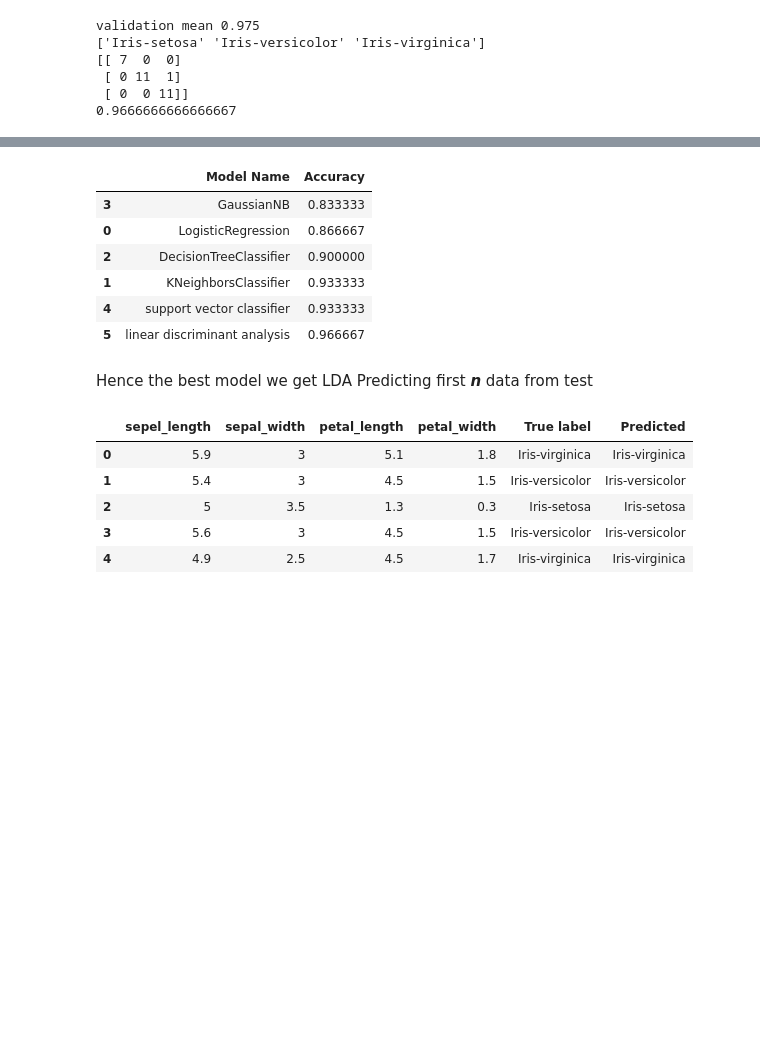
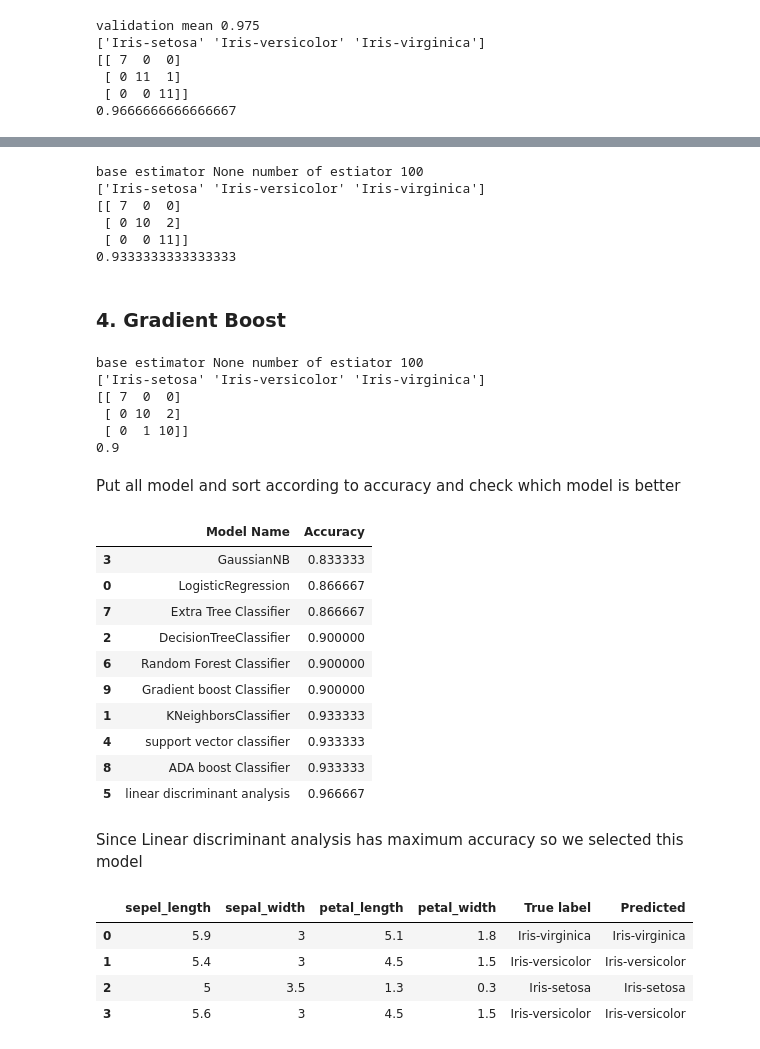
Before and after one commit to Aksh-kumar/ML_Projects, a Jupyter notebook: Iris_Data_Analysis/Iris_dataset.ipynb, the cells around one changed output, grey strips where cells are left out. Saved outputs shown, nothing was run; the diff lists cells and outputs as text; code cells hidden in the pictures; blank space fills up the shorter version.

```diff
--- a/Iris_Data_Analysis/Iris_dataset.ipynb
+++ b/Iris_Data_Analysis/Iris_dataset.ipynb
@@ -472,0 +533,7 @@ validation mean 0.975
+# %%
+et = get_optimal_model_extra_tree_classifier(no_of_trees=100, max_depth=None, min_samples_lf=1, min_samples_splt=2)
+et.model.fit(X_train,Y_train)
+predicted = et.model.predict(X_test[:,:])
+print(dataset['class'].unique())
+print(confusion_matrix(Y_test, predicted,labels=dataset['class'].unique()))
+print(accuracy_score(Y_test, predicted))
@@ -473,38 +560,93 @@ validation mean 0.975
+# %%
+ada = get_optimal_ADA_boost(no_est=100)
+ada.model.fit(X_train,Y_train)
+predicted = ada.model.predict(X_test[:,:])
+print(dataset['class'].unique())
+print(confusion_matrix(Y_test, predicted,labels=dataset['class'].unique()))
+print(accuracy_score(Y_test, predicted))
+# %% [output]
+base estimator None number of estiator 100
+['Iris-setosa' 'Iris-versicolor' 'Iris-virginica']
+[[ 7  0  0]
+ [ 0 10  2]
+ [ 0  0 11]]
+0.9333333333333333
+# %% [markdown]
+### 4. Gradient Boost
+# %%
+def get_optimal_Gradient_boost(no_est=100, max_depth=3, min_samples_lf=1, min_samples_splt=2, verbose = True) :
+    algo = 'deviance' # {‘deviance’, ‘exponential’}
+    #subsample - The fraction of samples to be used for fitting the individual base learners.
+    # If smaller than 1.0 this results in Stochastic Gradient Boosting
+    # criterion :- "friedman_mse, mse, mae"
+    base_est = None  # for decision tree max_depth = 1
+    gb = GradientBoostingClassifier(loss=algo, learning_rate=0.1, n_estimators=no_est, subsample=1.0,
+                                    criterion='friedman_mse', min_samples_split=min_samples_splt,
+                                    min_samples_leaf=min_samples_lf, min_weight_fraction_leaf=0.0,
+                                    max_depth=max_depth, min_impurity_decrease=0.0, min_impurity_split=None,
+                                    init=None, random_state=0, max_features=None, verbose=0,
+                                    max_leaf_nodes=None, warm_start=False, presort='auto',
+                                    validation_fraction=0.1, n_iter_no_change=None, tol=0.0001)
+    if verbose :
+        print('base estimator {0} number of estiator {1}'.format(str(base_est),str(no_est)))
+    gb_class = ModelObject('Gradient boost Classifier')
+    gb_class.model = gb
+    return gb_class
+# %%
+gb = get_optimal_Gradient_boost(no_est=100, max_depth=4, min_samples_lf=1, min_samples_splt=2, verbose = True)
+gb.model.fit(X_train,Y_train)
+predicted = gb.model.predict(X_test[:,:])
+print(dataset['class'].unique())
+print(confusion_matrix(Y_test, predicted,labels=dataset['class'].unique()))
+print(accuracy_score(Y_test, predicted))
+# %% [output]
+base estimator None number of estiator 100
+['Iris-setosa' 'Iris-versicolor' 'Iris-virginica']
+[[ 7  0  0]
+ [ 0 10  2]
+ [ 0  1 10]]
+0.9
+# %% [markdown]
+Put all model and sort according to accuracy and check which model is better
 # %%
-ls=[lr, knn, dt, gnb, svc, lda]
+ls=[lr, knn, dt, gnb, svc, lda, rf, et, ada, gb]
 name=[]
 acc = []
+df = pd.DataFrame()
 for i in ls :
     i.model.fit(X_train,Y_train)
     predicted = i.model.predict(X_test[:,:])
+    df[i.name] = predicted
     res = accuracy_score(Y_test, predicted)
     name.append(i.name)
     acc.append(res)
 dtf = pd.DataFrame({'Model Name': name, 'Accuracy': acc})
 dtf.sort_values(by=['Accuracy'])
 # %% [output]
 |  | Model Name | Accuracy |
 | 3 | GaussianNB | 0.833333 |
 | 0 | LogisticRegression | 0.866667 |
+| 7 | Extra Tree Classifier | 0.866667 |
 | 2 | DecisionTreeClassifier | 0.900000 |
+| 6 | Random Forest Classifier | 0.900000 |
+| 9 | Gradient boost Classifier | 0.900000 |
 | 1 | KNeighborsClassifier | 0.933333 |
 | 4 | support vector classifier | 0.933333 |
+| 8 | ADA boost Classifier | 0.933333 |
 | 5 | linear discriminant analysis | 0.966667 |
-# %% [markdown]
- Hence the best model we get LDA
-Predicting first ***n*** data from test
+# %% [markdown]
+Since Linear discriminant analysis has maximum accuracy so we selected this  model
 # %%
-n = 5
-true_label = Y_test[n]
+n = len(Y_test) # number of example you want to predict
+true_label = Y_test[:n]
 predicted = lda.model.predict(X_test[0:n,:])
 df_predict = pd.DataFrame({dataset.columns[0]:X_test[:n,0], dataset.columns[1]:X_test[:n,1],
                            dataset.columns[2]:X_test[:n,2], dataset.columns[3]:X_test[:n,3],
                           'True label':Y_test[:n],'Predicted':predicted[:n]})
-df_predict
+df_predict.head(4)
 # %% [output]
 |  | sepel_length | sepal_width | petal_length | petal_width | True label | Predicted |
 | 0 | 5.9 | 3 | 5.1 | 1.8 | Iris-virginica | Iris-virginica |
 | 1 | 5.4 | 3 | 4.5 | 1.5 | Iris-versicolor | Iris-versicolor |
 | 2 | 5 | 3.5 | 1.3 | 0.3 | Iris-setosa | Iris-setosa |
 | 3 | 5.6 | 3 | 4.5 | 1.5 | Iris-versicolor | Iris-versicolor |
-| 4 | 4.9 | 2.5 | 4.5 | 1.7 | Iris-virginica | Iris-virginica |
```
Also changed, not shown: parts of 13 cells of this notebook, 3 other files.
